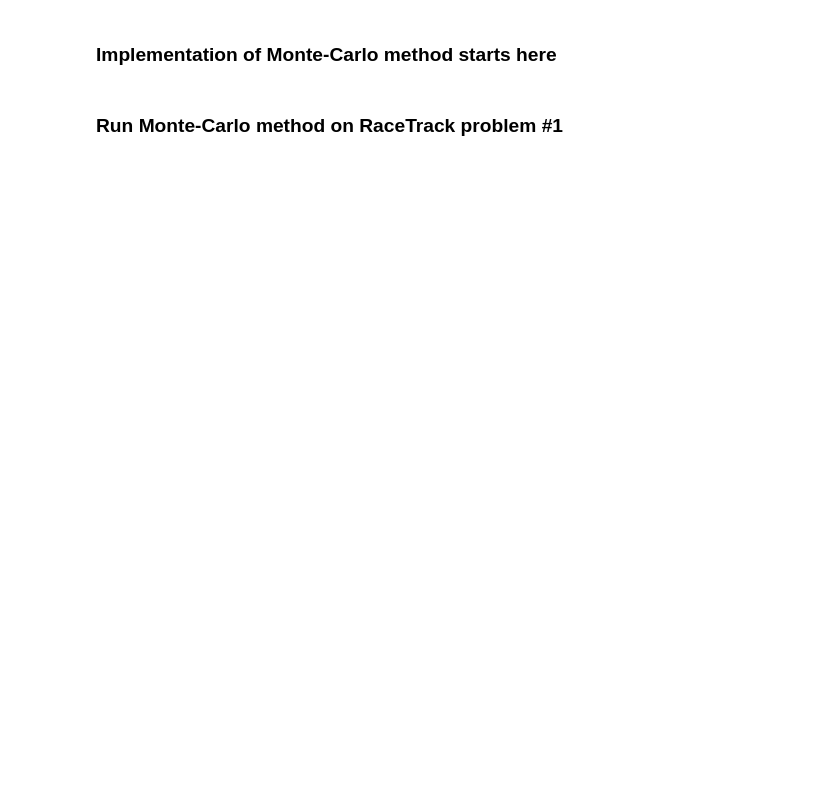
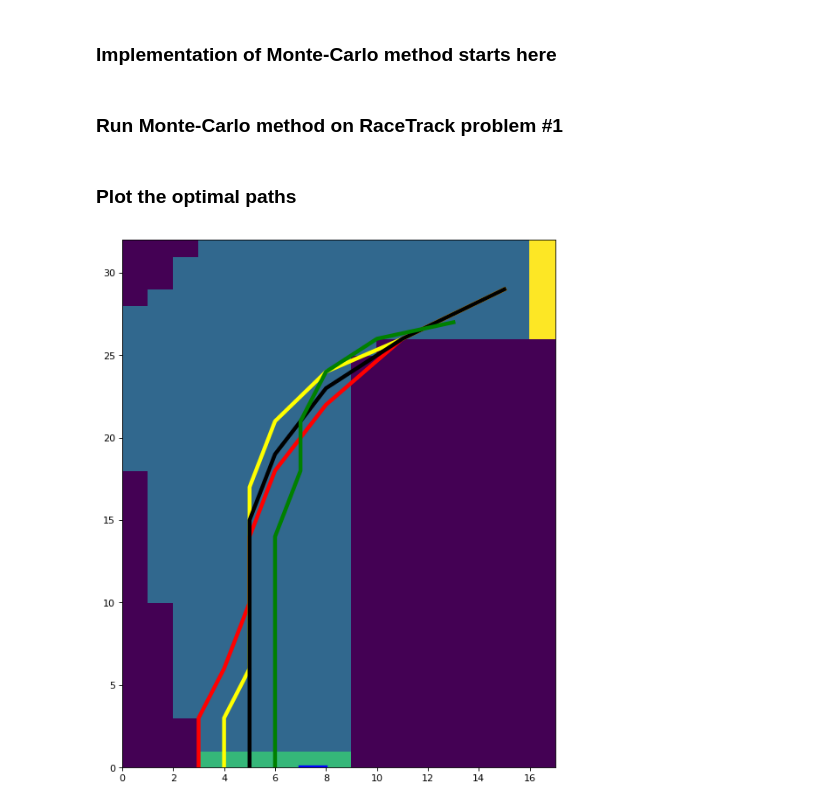
Before and after one commit to muarvyn/SuttonBartoRLBook.exercise, a Jupyter notebook: Racetrack/Racetrack3.ipynb, the cells around one changed output. Drawn from its saved outputs; the diff is of its cells as text; code cells hidden in the pictures; blank space fills up the shorter version.

Commit message:
Refined SARSA(n) implementation. Refined implementation of Sequence Generator. Refined Racetrack problem setup and run.

```diff
--- a/Racetrack/Racetrack3.ipynb
+++ b/Racetrack/Racetrack3.ipynb
@@ -187,9 +151,10 @@ class EpsilonGreedyPolicy:
 ### Implementation of n-step SARSA method starts here
 # %%
 import sys
+sys.path.append('..')
+import SeqGen
+import SARSAn
 
 QShape = track.shape + (MAX_VELOCITY+1, MAX_VELOCITY+1, ACTIONS_NUM)
 Q = np.zeros(QShape) #(np.random.random(QShape)-0.5)*0.1
-n = 10
-gamma_powered = [gamma**n for n in range(0,n+1)]
 # %%
@@ -315,7 +295,7 @@ def buildEpisode(startPosition, policy):
     while True:
         action = policy[state]
         episode.append((state, action, reward))
-        is_finished, next_state = rt_transition(track, state, action, lambda:startPosition)
+        is_finished, next_state = rt_getTransition(track, state, action, lambda:startPosition)
         if is_finished or next_state==startPosition: break
         state = next_state
 
@@ -365,7 +315,45 @@ ACCELERATION[GreedyPolicy(Q).action[0,3,0,0]]
+# %% [markdown]
+### Plot the optimal paths
+# %%
+class ImmutableGreedyPolicy:
+    def __init__(self, Q):
+        self.action = np.argmax(Q,axis=-1);
+
+    def __call__(self, state):
+        return self.action[state]
+# %%
+epi = 3
+def startPosition():
+    global epi
+    return (0,epi,0,0)
+
+
+test_gen = SeqGen.SequenceGeneratorPlus(
+    ImmutableGreedyPolicy(Q),
+    startPosition,
+    lambda s,a: rt_getTransition(track, s, a, getStartPosition = lambda : (0,7,0,0)) + (REWARD,),
+    episodes_max = 6,
+    episode_maxlen = 20
+    )
+
+traces = []
+episode = []
+for state, is_terminal, next_state, action, reward in test_gen:
+    episode.append(state[0:2])
+    if is_terminal:
+        traces.append(np.array(episode))
+        episode = []
+        epi += 1
 # %%
 f = plt.figure(num=None, figsize=(8,10), dpi=80, facecolor='w', edgecolor='k')
 plt.pcolor(track, figure=f)
-plt.plot(trace[:,1], trace[:,0], figure=f, linewidth=4.0, color='red')
+cols = ['red','yellow','black','green','white','blue']
+i = 0
+for trace in traces:
+    plt.plot(trace[:,1], trace[:,0], figure=f, linewidth=4.0, color=cols[i])
+    i += 1
+# %% [output]
+[figure, added]
 # %%
 QShape = track.shape + (MAX_VELOCITY+1, MAX_VELOCITY+1, ACTIONS_NUM)
 Q = (np.random.random(QShape)-0.5)*0.1 - 30.0
```
Also changed, not shown: parts of 10 cells of this notebook, 2 other files.
